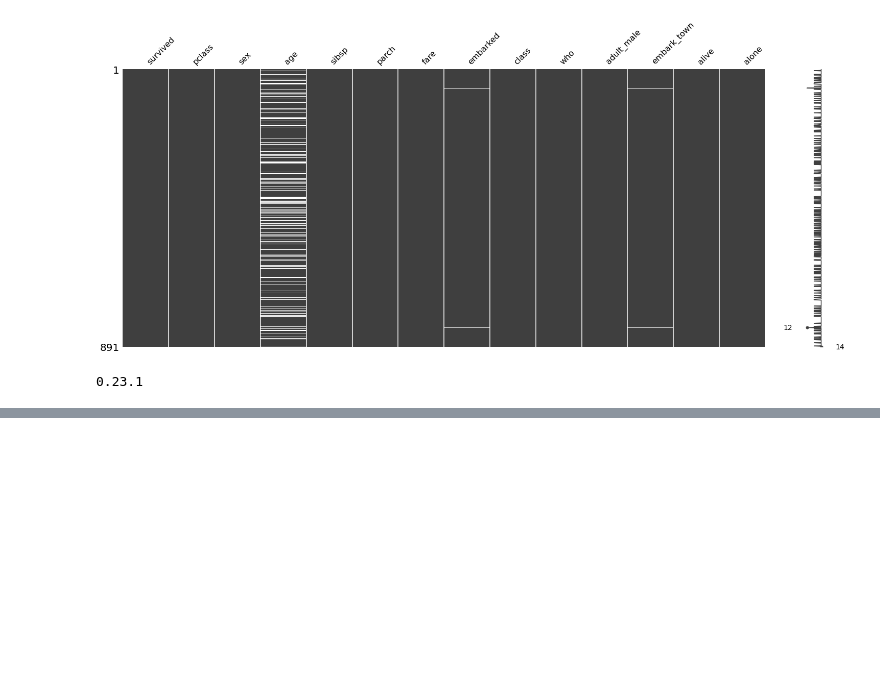
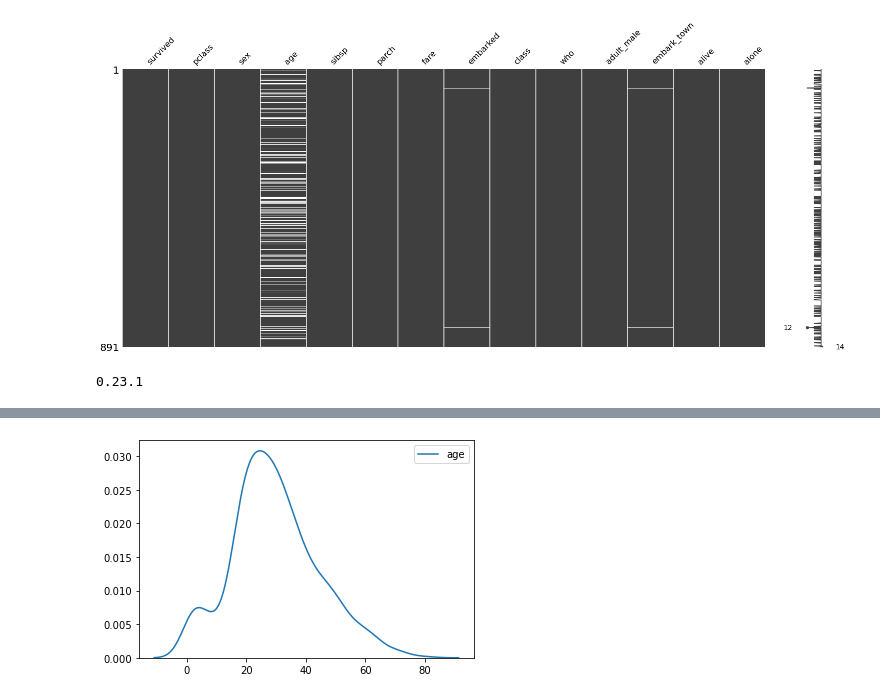
Before and after one commit to Lucidhomme/NumpyPandas, a Jupyter notebook: ml_pre_processing[02].ipynb, the cells around one changed output, grey strips where cells are left out. Saved outputs shown, nothing was run; the diff lists cells and outputs as text; code cells hidden in the pictures; blank space fills up the shorter version.

```diff
--- a/ml_pre_processing[02].ipynb
+++ b/ml_pre_processing[02].ipynb
@@ -267,0 +317,7 @@ print(sklearn.__version__)
+# %%
+# 확인결과 age열만 결측값을 가지고 있고
+# 수치형일 경우 데이터 분포 확인하고 어떻게 대체할것인지 고민?
+sns.kdeplot(titanic.age)
+plt.show()
+# %% [output]
+[figure, added]
```
Also changed, not shown: parts of 33 cells of this notebook, 2 other files.
